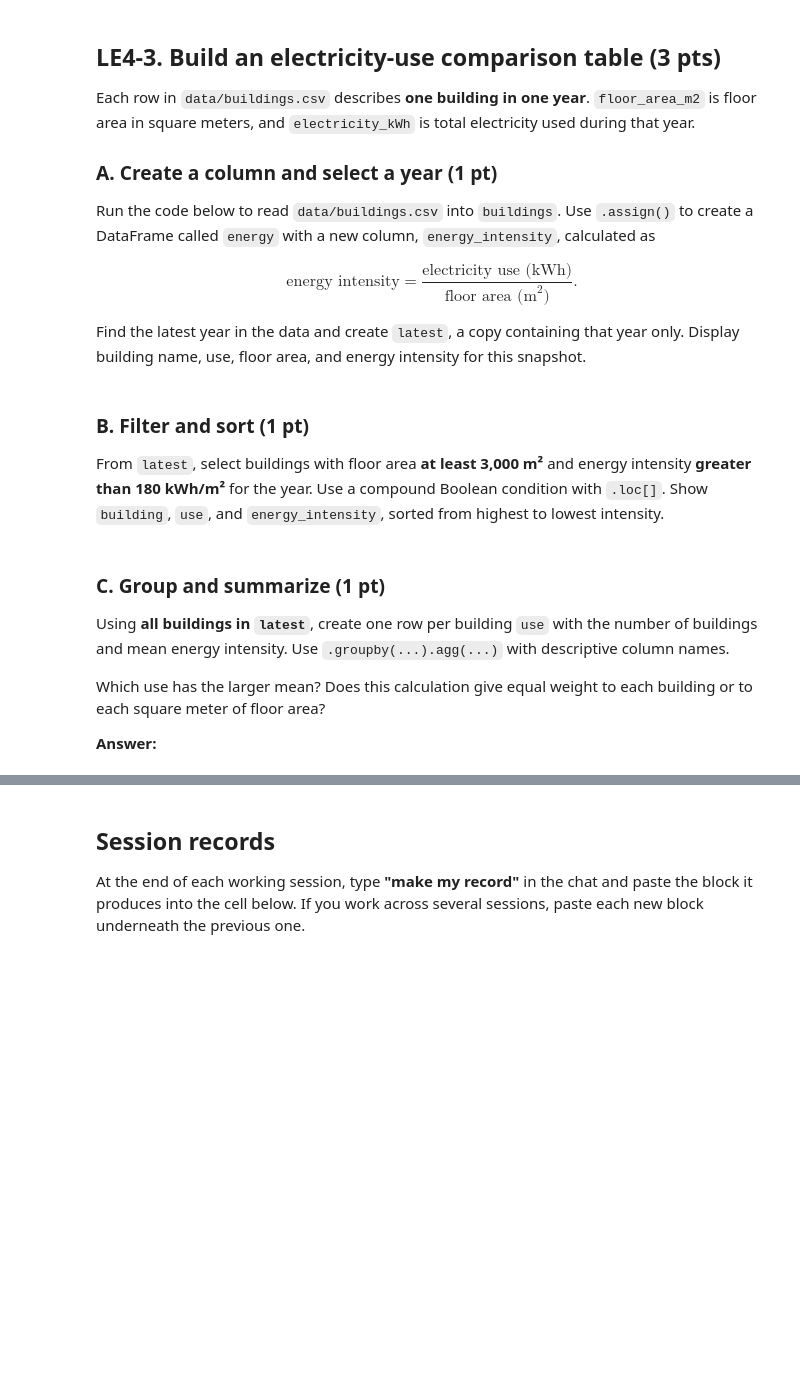
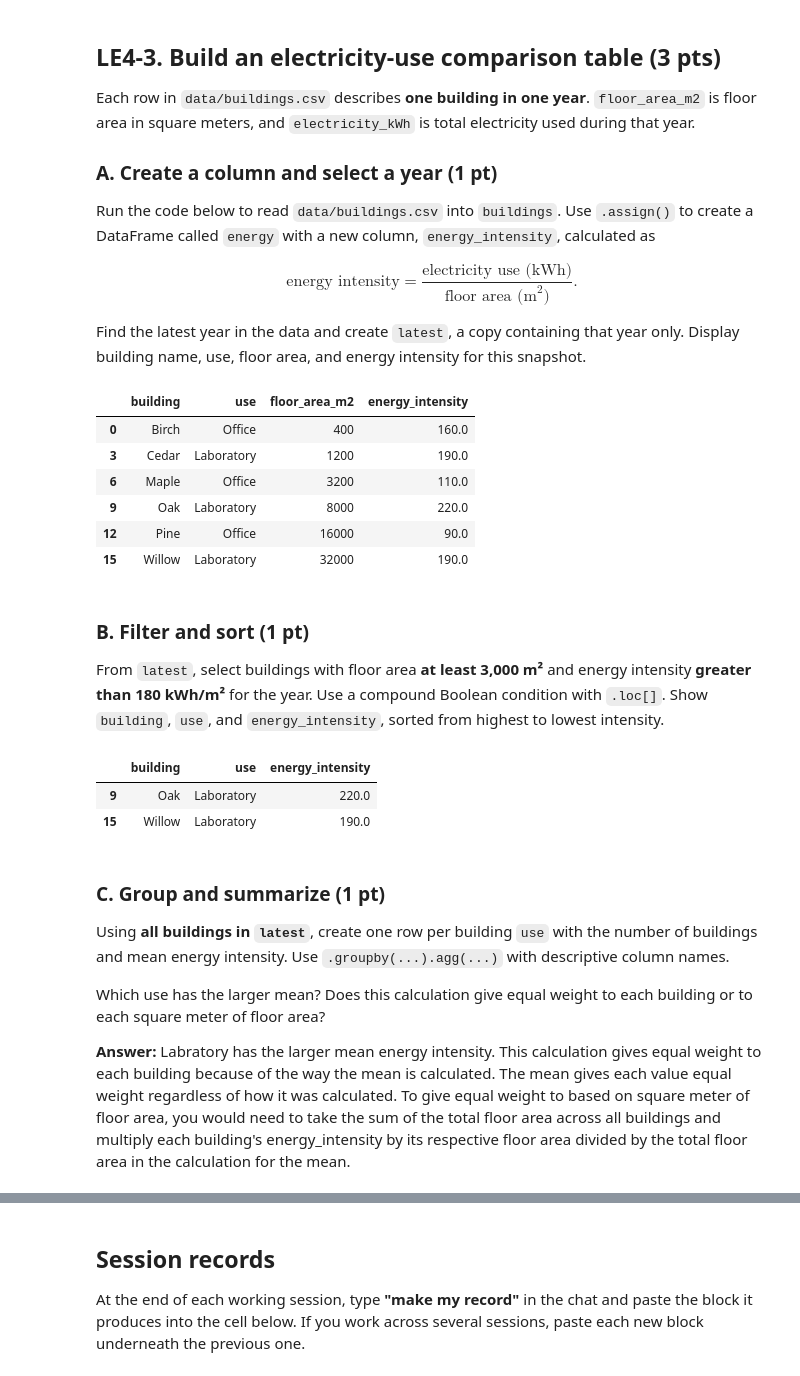
Before and after one commit to BradyJulian/Julian-Brady-ENGR-1451-Fork, a Jupyter notebook: 1-assignments/LE04/jub177LE04.ipynb, the cells around one changed output, grey strips where cells are left out. Drawn from its saved outputs; the diff is of its cells as text; code cells hidden in the pictures; blank space fills up the shorter version.

```diff
--- a/1-assignments/LE04/jub177LE04.ipynb
+++ b/1-assignments/LE04/jub177LE04.ipynb
@@ -230,13 +230,26 @@ Display building name, use, floor area, and energy intensity for this snapshot.
 # %%
 buildings = pd.read_csv("data/buildings.csv")
 
 energy_settings = {
     "minimum_area_m2": 3000,
     "high_intensity_kWh_m2": 180,
     "trend_building": "Maple",
 }
 
 # Your derived column, latest-year selection, and display here
+energy_intensity = buildings["electricity_kWh"] / buildings["floor_area_m2"]
+energy = buildings.assign(energy_intensity=energy_intensity)
+latest_year = buildings["year"].max()
+latest = energy.loc[energy["year"]==latest_year]
+latest[["building", "use", "floor_area_m2", "energy_intensity"]] #displaying data
+# %% [output]
+|  | building | use | floor_area_m2 | energy_intensity |
+| 0 | Birch | Office | 400 | 160.0 |
+| 3 | Cedar | Laboratory | 1200 | 190.0 |
+| 6 | Maple | Office | 3200 | 110.0 |
+| 9 | Oak | Laboratory | 8000 | 220.0 |
+| 12 | Pine | Office | 16000 | 90.0 |
+| 15 | Willow | Laboratory | 32000 | 190.0 |
 # %% [markdown]
 ### B. Filter and sort (1 pt)
 
@@ -245,6 +258,13 @@ From `latest`, select buildings with floor area **at least 3,000 m²** and energ
 Show `building`, `use`, and `energy_intensity`, sorted from highest to lowest intensity.
 # %%
 # Your filtered and sorted table here
+latest_mask = (latest["floor_area_m2"] >= 3000) & (latest["energy_intensity"] > 180)
+latest_sorted = latest.loc[latest_mask].sort_values("energy_intensity",ascending=False) #sorting from highest to lowest, descending order
+latest_sorted[["building","use","energy_intensity"]] #display
+# %% [output]
+|  | building | use | energy_intensity |
+| 9 | Oak | Laboratory | 220.0 |
+| 15 | Willow | Laboratory | 190.0 |
 # %% [markdown]
 ### C. Group and summarize (1 pt)
 
@@ -254,6 +274,6 @@ of buildings and mean energy intensity. Use `.groupby(...).agg(...)` with descri
 Which use has the larger mean? Does this calculation give equal weight to each building
 or to each square meter of floor area?
 
-**Answer:**
+**Answer:** Labratory has the larger mean energy intensity. This calculation gives equal weight to each building because of the way the mean is calculated. The mean gives each value equal weight regardless of how it was calculated. To give equal weight to based on square meter of floor area, you would need to take the sum of the total floor area across all buildings and multiply each building's energy_intensity by its respective floor area divided by the total floor area in the calculation for the mean.
 # %%
 # Your grouped summary here
```
Also changed, not shown: parts of 6 cells of this notebook.
